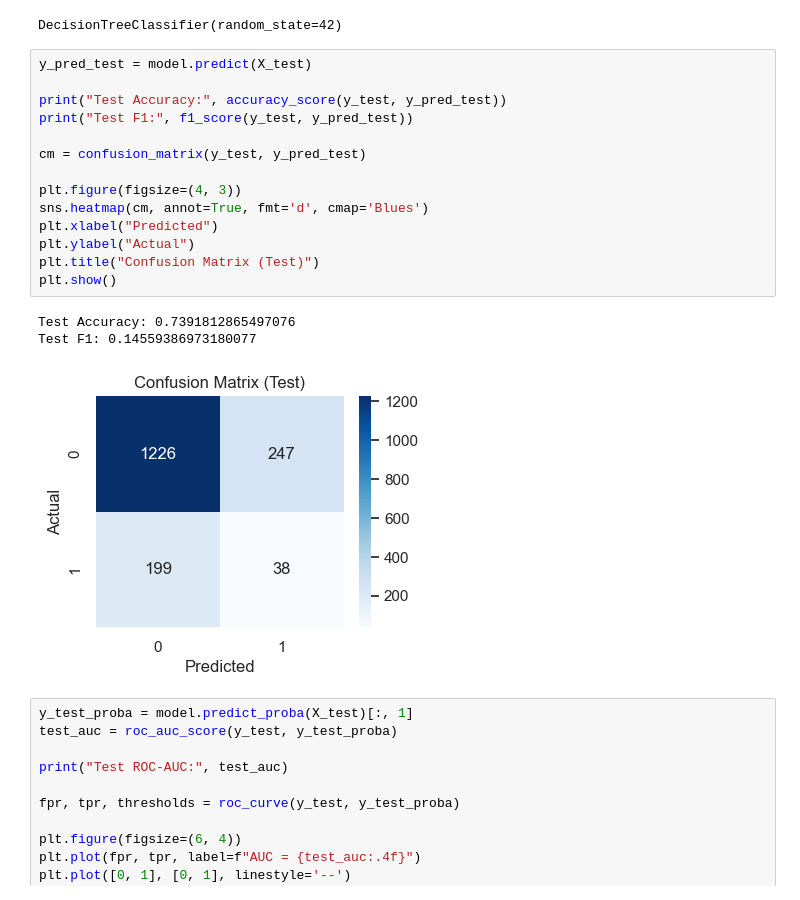
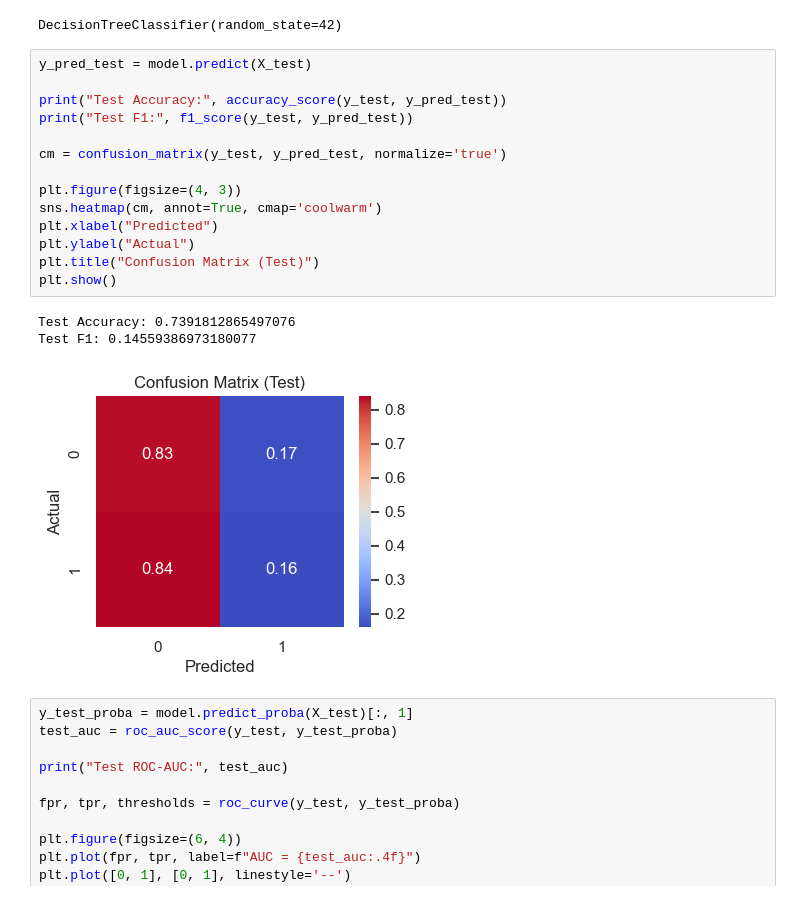
Before and after one commit to SKNETWORKS-FAMILY-AICAMP/SKN27-2nd-2TEAM, a Jupyter notebook: models/model_mjk.ipynb, the cells around one changed output. Saved outputs shown, nothing was run; the diff lists cells and outputs as text.

```diff
--- a/models/model_mjk.ipynb
+++ b/models/model_mjk.ipynb
@@ -829,21 +829,21 @@ DecisionTreeClassifier(random_state=42)
 # %%
 y_pred_test = model.predict(X_test)
 
 print("Test Accuracy:", accuracy_score(y_test, y_pred_test))
 print("Test F1:", f1_score(y_test, y_pred_test))
 
-cm = confusion_matrix(y_test, y_pred_test)
+cm = confusion_matrix(y_test, y_pred_test, normalize='true')
 
 plt.figure(figsize=(4, 3))
-sns.heatmap(cm, annot=True, fmt='d', cmap='Blues')
+sns.heatmap(cm, annot=True, cmap='coolwarm')
 plt.xlabel("Predicted")
 plt.ylabel("Actual")
 plt.title("Confusion Matrix (Test)")
 plt.show()
 # %% [output]
 Test Accuracy: 0.7391812865497076
 Test F1: 0.14559386973180077
-[figure, old version]
+[figure, new version]
 # %%
 y_test_proba = model.predict_proba(X_test)[:, 1]
 test_auc = roc_auc_score(y_test, y_test_proba)
```
Also changed, not shown: parts of 16 cells of this notebook, 43 other files.
